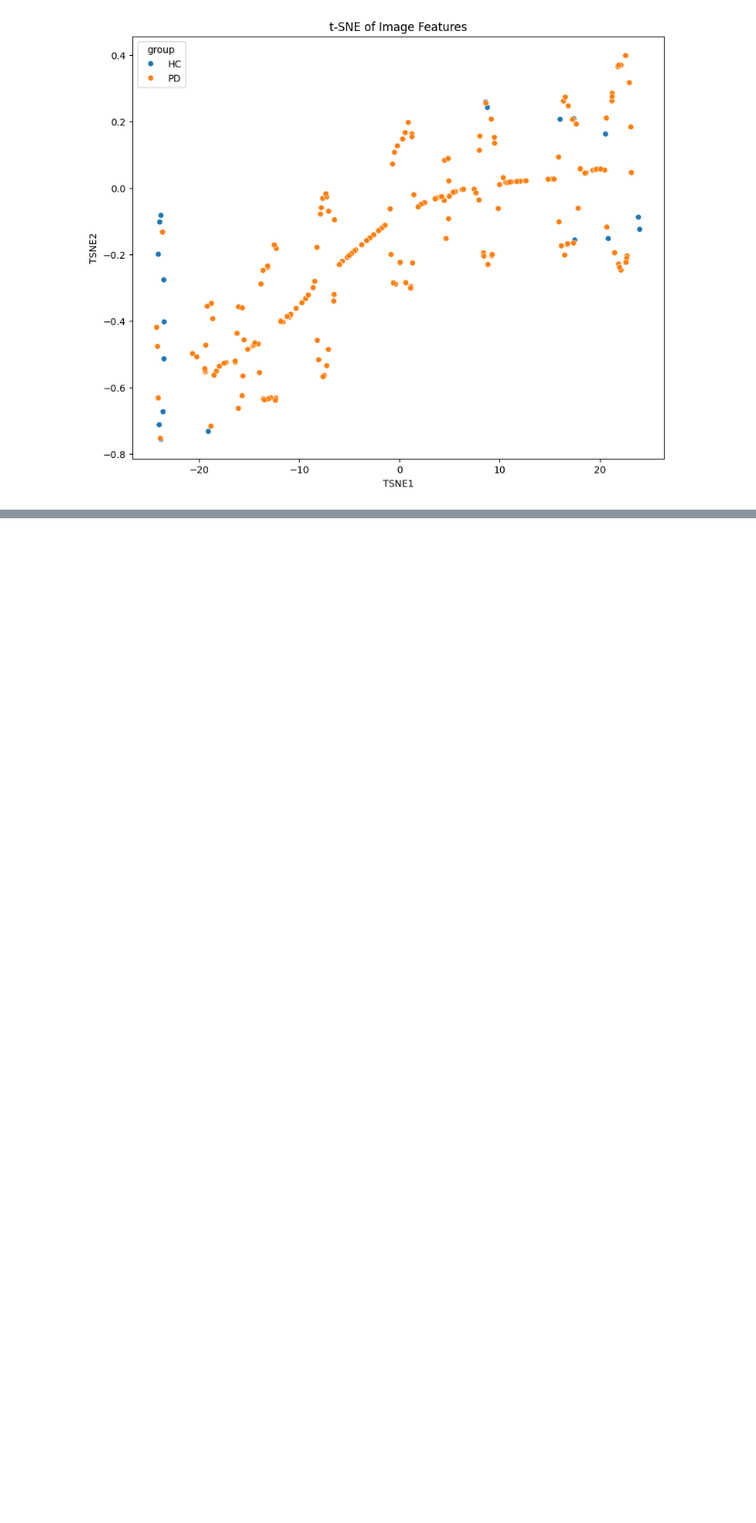
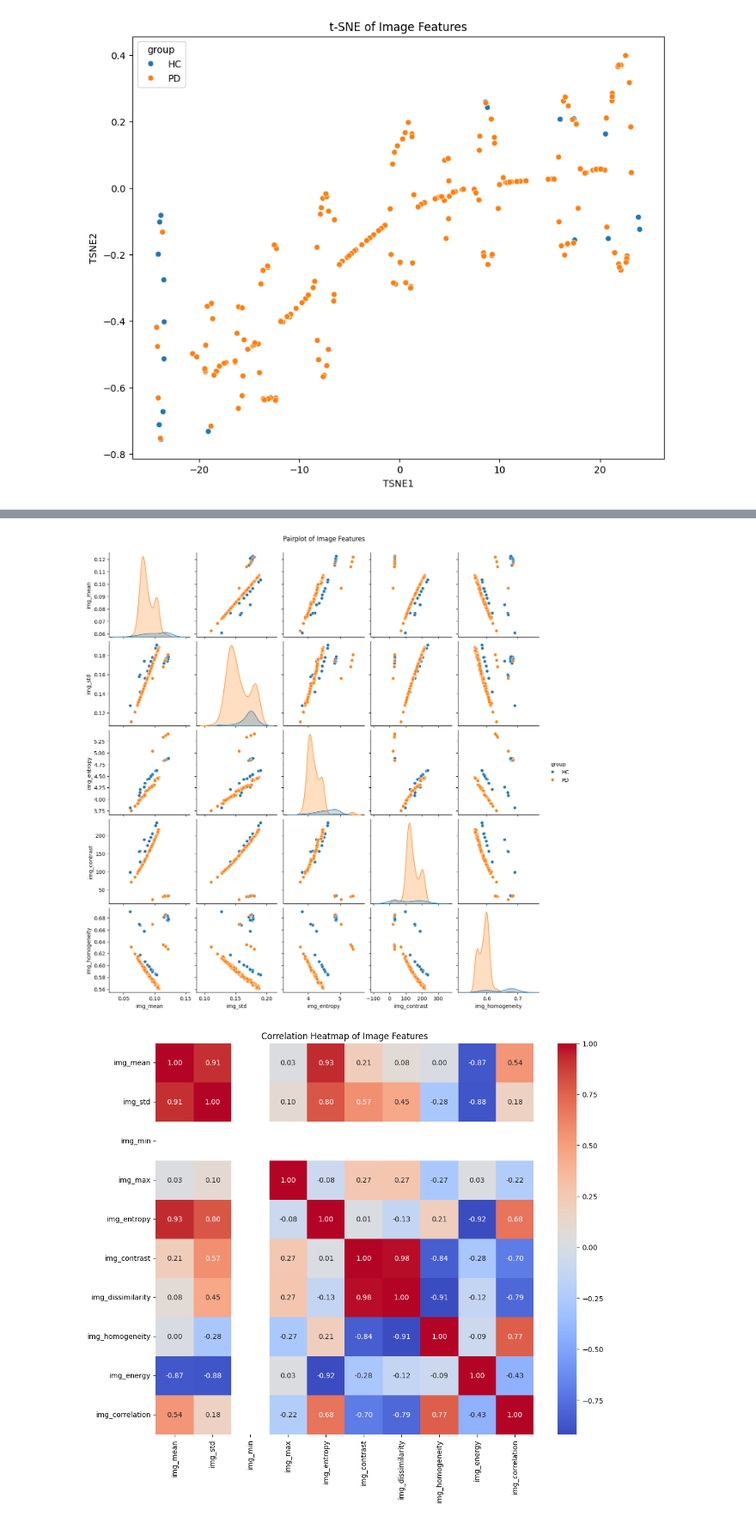
Before and after one commit to Antriksh006/dav-project, a Jupyter notebook: 3.ipynb, the cells around one changed output, grey strips where cells are left out. Shown at 86% size. Cells and saved outputs as stored; diff of their text form; code cells hidden in the pictures; blank space fills up the shorter version.

```diff
--- a/3.ipynb
+++ b/3.ipynb
@@ -374,0 +420,38 @@ SyntaxError: invalid syntax (686782562.py, line 1)
+# %%
+import seaborn as sns
+import pandas as pd
+
+import matplotlib.pyplot as plt
+
+# Load the feature dataframe
+df = pd.read_csv('image_features.csv')
+
+# 1. Pairplot to visualize pairwise relationships in the dataset
+sns.pairplot(df, hue='group', vars=['img_mean', 'img_std', 'img_entropy', 'img_contrast', 'img_homogeneity'])
+plt.suptitle('Pairplot of Image Features', y=1.02)
+plt.savefig('pairplot_visualization.png')
+plt.show()
+
+# 2. Correlation heatmap to visualize the correlation between features
+plt.figure(figsize=(12, 10))
+correlation_matrix = df.select_dtypes(include=['number']).corr()
+sns.heatmap(correlation_matrix, annot=True, cmap='coolwarm', fmt='.2f')
+plt.title('Correlation Heatmap of Image Features')
+plt.savefig('correlation_heatmap.png')
+plt.show()
+
+# 3. Violin plot to visualize the distribution of features
+plt.figure(figsize=(14, 10))
+features = ['img_mean', 'img_std', 'img_entropy', 'img_contrast', 'img_homogeneity']
+
+for i, feature in enumerate(features):
+    plt.subplot(2, 3, i+1)
+    sns.violinplot(x='group', y=feature, data=df)
+    plt.title(f'{feature} by Group')
+
+plt.tight_layout()
+plt.savefig('violin_plot_visualization.png')
+plt.show()
+# %% [output]
+[figure, added]
+[figure, added]
```
Also changed, not shown: parts of 3 cells of this notebook, 3 other files.
